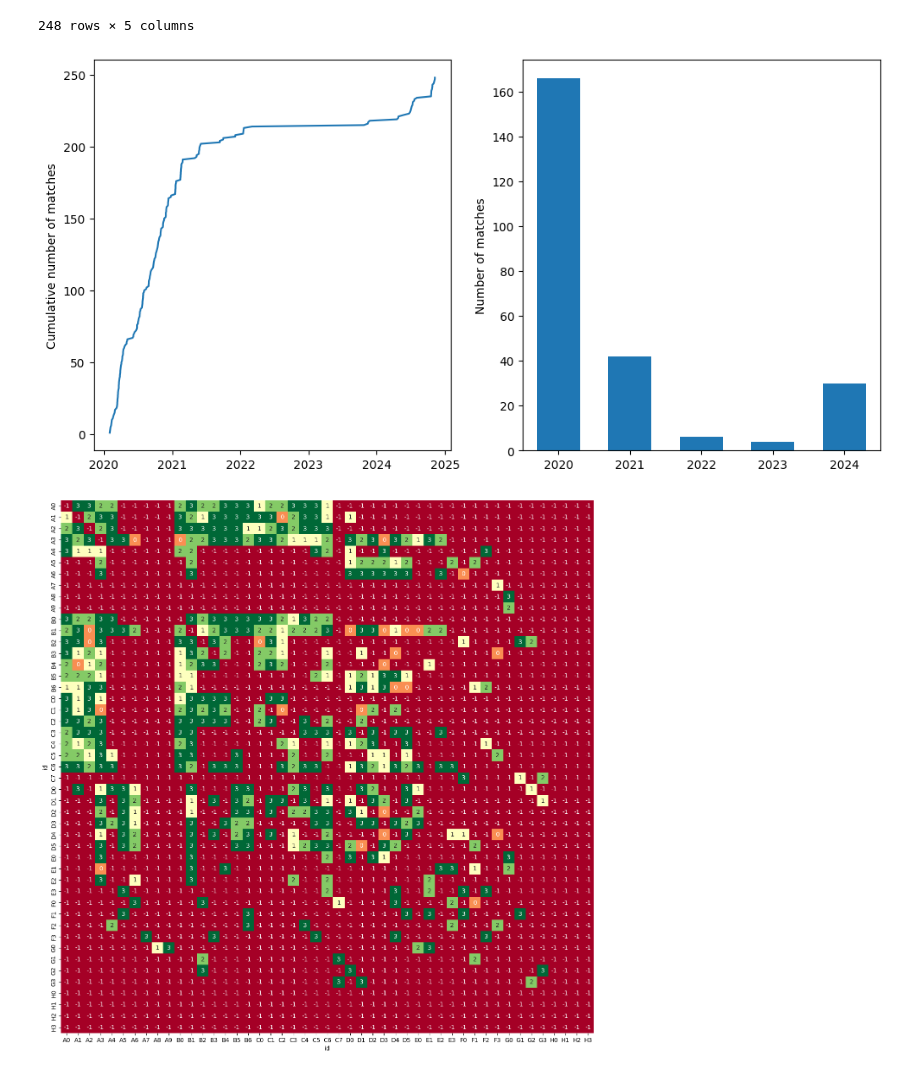
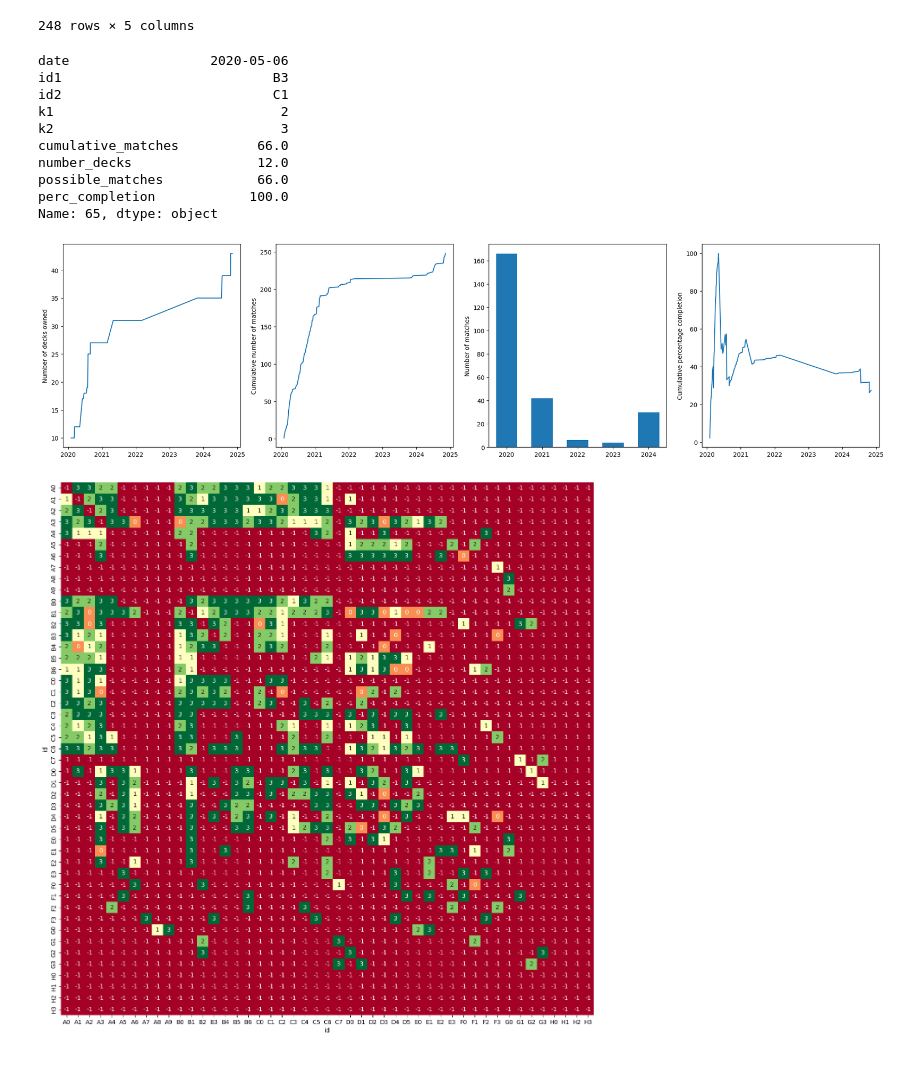
Before and after one commit to BenjaSanchez/keyforge, a Jupyter notebook: keyforge.ipynb, the cells around one changed output. Cells and saved outputs as stored; diff of their text form; code cells hidden in the pictures.

Commit message:
feat: more date plots
* decks owned
* percentage completion

```diff
--- a/keyforge.ipynb
+++ b/keyforge.ipynb
@@ -84,22 +84,50 @@ match_df
 | 246 | 2024-11-08 | D1 | G3 | 1 | 3 |
 | 247 | 2024-11-08 | E1 | G0 | 2 | 3 |
 248 rows × 5 columns
+# %%
+# Add new columns to match df:
+for idx in match_df.index:
+    match_df.loc[idx, "cumulative_matches"] = idx+1
+    match_df.loc[idx, "number_decks"] = sum([pd.to_datetime(match_df.loc[idx, "date"]) >= d for d in pd.to_datetime(deck_df["entry_date"])])
+    match_df.loc[idx, "possible_matches"] = match_df.loc[idx, "number_decks"] * (match_df.loc[idx, "number_decks"] - 1) / 2
+    match_df.loc[idx, "perc_completion"] = match_df.loc[idx, "cumulative_matches"] / match_df.loc[idx, "possible_matches"] * 100
+# %%
+print(match_df.loc[65,:])
+# %% [output]
+date                  2020-05-06
+id1                           B3
+id2                           C1
+k1                             2
+k2                             3
+cumulative_matches          66.0
+number_decks                12.0
+possible_matches            66.0
+perc_completion            100.0
+Name: 65, dtype: object
 # %%
 # Show time plots:
-fig , ax = plt.subplots(1, 2, figsize=(12,6))
+fig , ax = plt.subplots(1, 4, figsize=(24,6))
+
+# Number of decks over time:
+ax[0].plot(pd.to_datetime(match_df["date"]), match_df["number_decks"])
+ax[0].set_ylabel("Number of decks owned")
 
 # Cumulative distribution over time:
-ax[0].plot(pd.to_datetime(match_df["date"]), [n+1 for n in match_df.index])
-ax[0].set_ylabel("Cumulative number of matches")
+ax[1].plot(pd.to_datetime(match_df["date"]), match_df["cumulative_matches"])
+ax[1].set_ylabel("Cumulative number of matches")
 
 # Matches per year:
 years = [int(d[0:4]) for d in match_df["date"]]
-ax[1].hist(years, bins=len(set(years)), range=[min(years)-0.5,max(years)+0.5], rwidth=0.6, align="mid")
-ax[1].set_ylabel("Number of matches")
-ax[1].set_xlim(xmin=min(years)-0.5, xmax=max(years)+0.5)
+ax[2].hist(years, bins=len(set(years)), range=[min(years)-0.5,max(years)+0.5], rwidth=0.6, align="mid")
+ax[2].set_ylabel("Number of matches")
+ax[2].set_xlim(xmin=min(years)-0.5, xmax=max(years)+0.5)
+
+# Cumulative percentage completion over time:
+ax[3].plot(pd.to_datetime(match_df["date"]), match_df["perc_completion"])
+ax[3].set_ylabel("Cumulative percentage completion")
 plt.show()
 # %% [output]
-[figure, old version]
+[figure, new version]
 # %%
 # Create match heatmap:
 match_hm = pd.DataFrame(index=deck_df.index, columns=deck_df.index)
```
Also changed, not shown: parts of 2 cells of this notebook.
